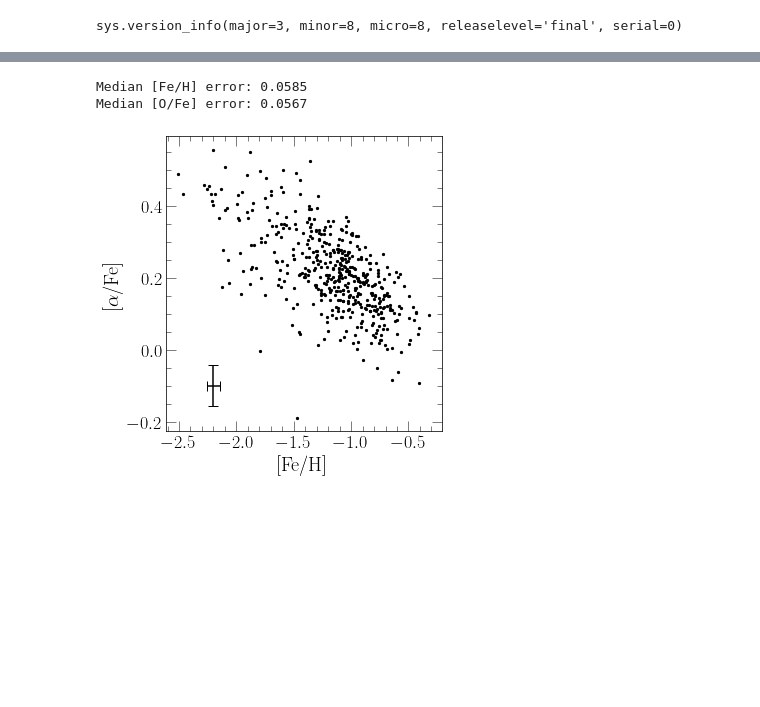
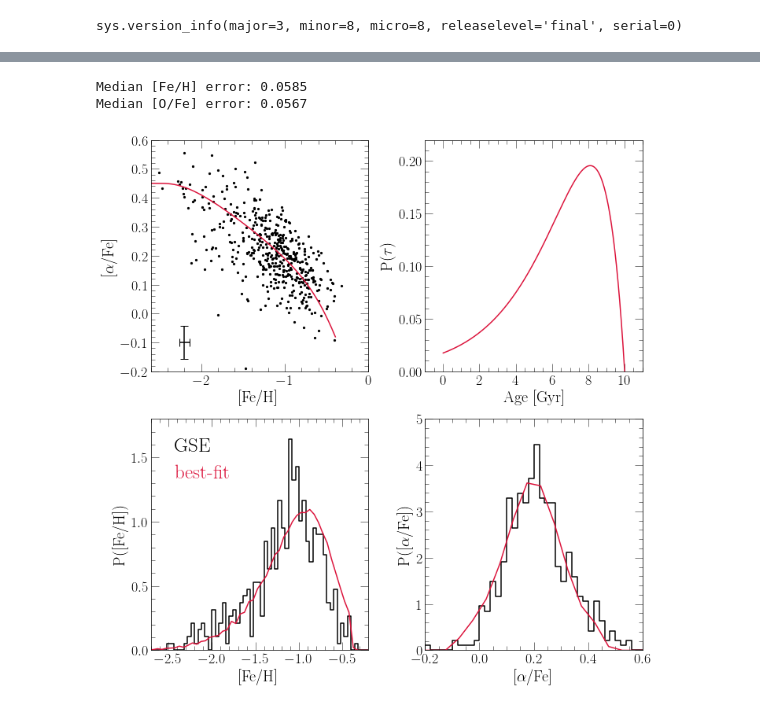
Before and after one commit to giganano/h3halo, a Jupyter notebook: notebooks/GSE.ipynb, the cells around one changed output, grey strips where cells are left out. Cells and saved outputs as stored; diff of their text form; code cells hidden in the pictures; blank space fills up the shorter version.

Commit message:
fitting GSE data

```diff
--- a/notebooks/GSE.ipynb
+++ b/notebooks/GSE.ipynb
@@ -34,31 +24,87 @@ print(data["[o/fe]"][:10])
 # %%
-fig = plt.figure()
-ax = fig.add_subplot(111)
-ax.set_xlabel("[Fe/H]")
-ax.set_ylabel(r"[$\alpha$/Fe]")
+fig = plt.figure(figsize = (10, 10))
+axes = 2 * [None]
+for i in range(len(axes)):
+    axes[i] = 2 * [None]
+    for j in range(len(axes[i])):
+        axes[i][j] = fig.add_subplot(221 + 2 * i + j)
+
+axes[0][0].set_xlabel("[Fe/H]")
+axes[0][0].set_ylabel(r"[$\alpha$/Fe]")
+axes[0][0].set_xlim([-2.6, 0])
+axes[0][0].set_ylim([-0.2, 0.6])
 
 med_ofe_err = np.median(data["[o/fe]_err"])
 med_feh_err = np.median(data["[fe/h]_err"])
 print("Median [Fe/H] error: %.4f" % (med_feh_err))
 print("Median [O/Fe] error: %.4f" % (med_ofe_err))
 kwargs = {
-#     "s": 5,
     "c": named_colors()["black"],
     "xerr": med_feh_err,
     "yerr": med_ofe_err,
     "linestyle": "None"
 }
-ax.errorbar(-2.2, -0.1, **kwargs)
-# ax.errorbar(data["[fe/h]"], data["[o/fe]"], **kwargs)
+axes[0][0].errorbar(-2.2, -0.1, **kwargs)
 del kwargs["xerr"]
 del kwargs["yerr"]
 del kwargs["linestyle"]
 kwargs["s"] = 5
-ax.scatter(data["[fe/h]"], data["[o/fe]"], **kwargs)
+axes[0][0].scatter(data["[fe/h]"], data["[o/fe]"], **kwargs)
+
+with vice.singlezone(name = "bestfit") as sz:
+    sz.func = exponential(timescale = 2.45)
+    sz.mode = "ifr"
+    sz.Mg0 = 0
+    sz.nthreads = 2
+    sz.tau_star = 23.86
+    sz.eta = 15.25
+    out = sz.run(np.linspace(0, 10, 1001), overwrite = True, capture = True)
+    axes[0][0].plot(out.history["[fe/h]"], out.history["[o/fe]"],
+        c = named_colors()["crimson"])
+
+axes[0][1].set_xlabel("Age [Gyr]")
+axes[0][1].set_ylabel(r"P($\tau$)")
+axes[0][1].set_xlim([-1, 11])
+axes[0][1].set_xticks([0, 2, 4, 6, 8, 10])
+axes[0][1].set_ylim([0, 0.22])
+dt = out.history["time"][1] - out.history["time"][0]
+norm = sum(out.history["sfr"]) * dt
+agedist = [_ / norm for _ in out.history["sfr"]]
+axes[0][1].plot(out.history["lookback"], agedist, c = named_colors()["crimson"])
+
+axes[1][0].set_xlabel("[Fe/H]")
+axes[1][0].set_ylabel("P([Fe/H])")
+axes[1][0].set_xlim([-2.7, -0.2])
+axes[1][0].set_ylim([0, 1.8])
+axes[1][0].set_yticks([0, 0.5, 1.0, 1.5])
+hist, bins = np.histogram(data["[fe/h]"], bins = 100, range = [-3, 1], density = True)
+axes[1][0].step(bins[:-1], hist, where = "post", c = named_colors()["black"],
+    label = "GSE")
+xvals = [(a + b) / 2 for a, b in zip(out.mdf["bin_edge_left"], out.mdf["bin_edge_right"])]
+axes[1][0].plot(xvals, out.mdf["dn/d[fe/h]"], c = named_colors()["crimson"],
+    label = "best-fit")
+
+kwargs = {
+    "loc": mpl_loc("upper left"),
+    "ncol": 1,
+    "handlelength": 0,
+    "fontsize": 25
+}
+leg = axes[1][0].legend(**kwargs)
+fancy_legend(leg, ["black", "crimson"])
+
+axes[1][1].set_xlabel(r"[$\alpha$/Fe]")
+axes[1][1].set_ylabel(r"P([$\alpha$/Fe])")
+axes[1][1].set_xlim([-0.2, 0.6])
+axes[1][1].set_ylim([0, 5])
+hist, bins = np.histogram(data["[o/fe]"], bins = 100, range = [-1, 1], density = True)
+axes[1][1].step(bins[:-1], hist, where = "post", c = named_colors()["black"])
+axes[1][1].plot(xvals, out.mdf["dn/d[o/fe]"], c = named_colors()["crimson"])
 
 plt.tight_layout()
+for ext in ["pdf", "jpeg"]: plt.savefig("./GSE_distributions.%s" % (ext))
 plt.show()
 # %% [output]
 Median [Fe/H] error: 0.0585
 Median [O/Fe] error: 0.0567
-[figure, old version]
+[figure, new version]
```
Also changed, not shown: parts of 1 cell of this notebook, 8 other files.
